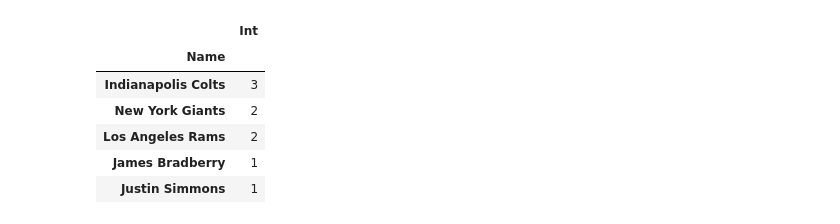
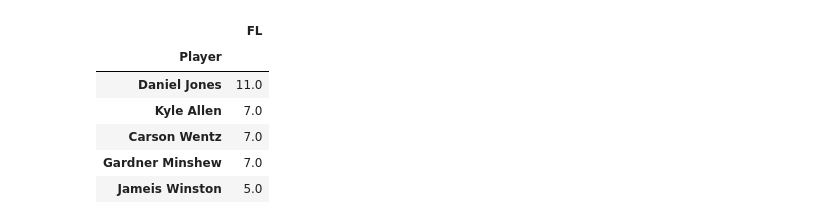
Before and after one commit to isabel-fernandes/fantasy-nfl-lineup-optimizer, a Jupyter notebook: dashboard/player_weekly_data.ipynb, the cells around one changed output. Drawn from its saved outputs; the diff is of its cells as text; code cells hidden in the pictures.

```diff
--- a/dashboard/player_weekly_data.ipynb
+++ b/dashboard/player_weekly_data.ipynb
@@ -16,5 +22,5 @@ from bokeh.transform import factor_cmap, transform
 # %%
 # Reading data
-df = pd.read_csv('C:/Users/isabe/Documents/player_weekly_data.csv')
+df = pd.read_csv('../data/dash_sample_weekly_2019.csv')
 df.head()
 # %% [output]
@@ -69,13 +155,13 @@ top_5_assists_overall
 # %%
-# Top 5 Players With Most Interceptions (all weeks combined)
-top_5_interceptions = df.groupby('Name')[['Int']].sum()
-top_5_interceptions = top_5_interceptions.sort_values(by='Int', ascending=False).head(5)
-top_5_interceptions
+# Top 5 Players With Most Fumbles (all weeks combined)
+top_5_fumbles = df.groupby('Player')[['FL']].sum()
+top_5_fumbles = top_5_fumbles.sort_values(by='FL', ascending=False).head(5)
+top_5_fumbles
 # %% [output]
-|  | Int |
-| Name |  |
-| Indianapolis Colts | 3 |
-| New York Giants | 2 |
-| Los Angeles Rams | 2 |
-| James Bradberry | 1 |
-| Justin Simmons | 1 |
+|  | FL |
+| Player |  |
+| Daniel Jones | 11.0 |
+| Kyle Allen | 7.0 |
+| Carson Wentz | 7.0 |
+| Gardner Minshew | 7.0 |
+| Jameis Winston | 5.0 |
```
Also changed, not shown: parts of 18 cells of this notebook.
